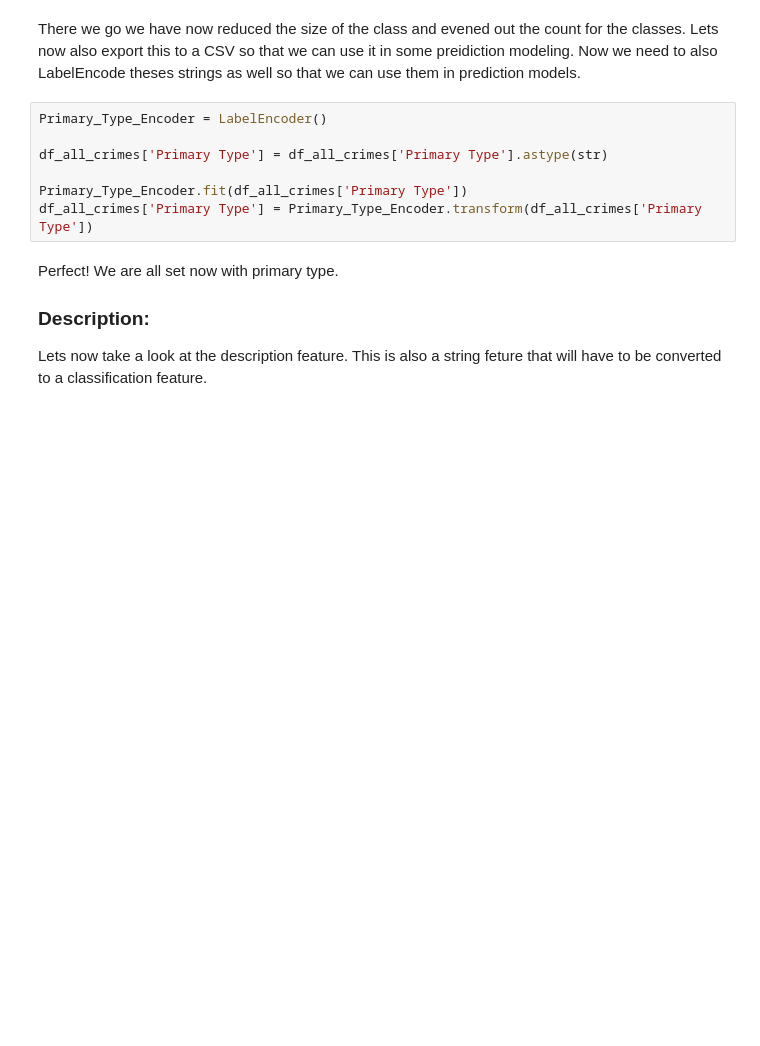
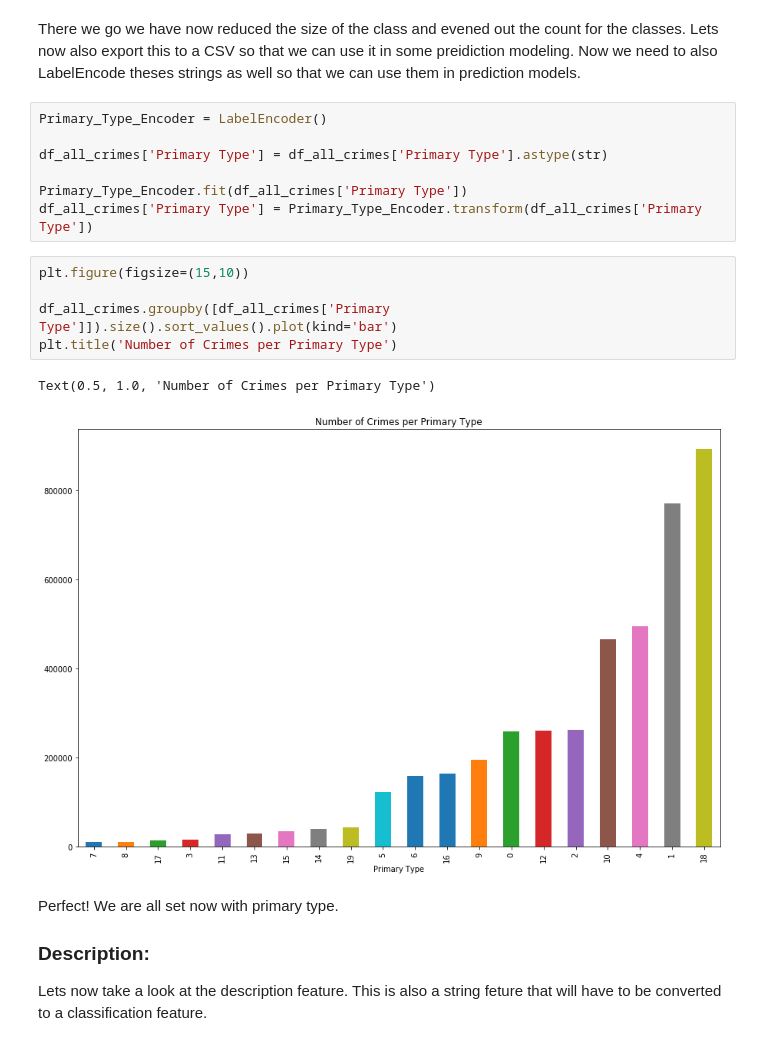
Before and after one commit to king802/CRIME-PREDICTION-ANALYSIS, a Jupyter notebook: ChicagoCrimePreprocessor.ipynb, the cells around one changed output. Drawn from its saved outputs; the diff is of its cells as text; blank space fills up the shorter version.

```diff
--- a/ChicagoCrimePreprocessor.ipynb
+++ b/ChicagoCrimePreprocessor.ipynb
@@ -226,6 +227,14 @@ df_all_crimes['Primary Type'] = df_all_crimes['Primary Type'].astype(str)
 
 Primary_Type_Encoder.fit(df_all_crimes['Primary Type'])
 df_all_crimes['Primary Type'] = Primary_Type_Encoder.transform(df_all_crimes['Primary Type'])
+# %%
+plt.figure(figsize=(15,10))
+
+df_all_crimes.groupby([df_all_crimes['Primary Type']]).size().sort_values().plot(kind='bar')
+plt.title('Number of Crimes per Primary Type')
+# %% [output]
+Text(0.5, 1.0, 'Number of Crimes per Primary Type')
+[figure, added]
 # %% [markdown]
 Perfect! We are all set now with primary type.
 
```
Also changed, not shown: parts of 7 cells of this notebook, 2 other files.
